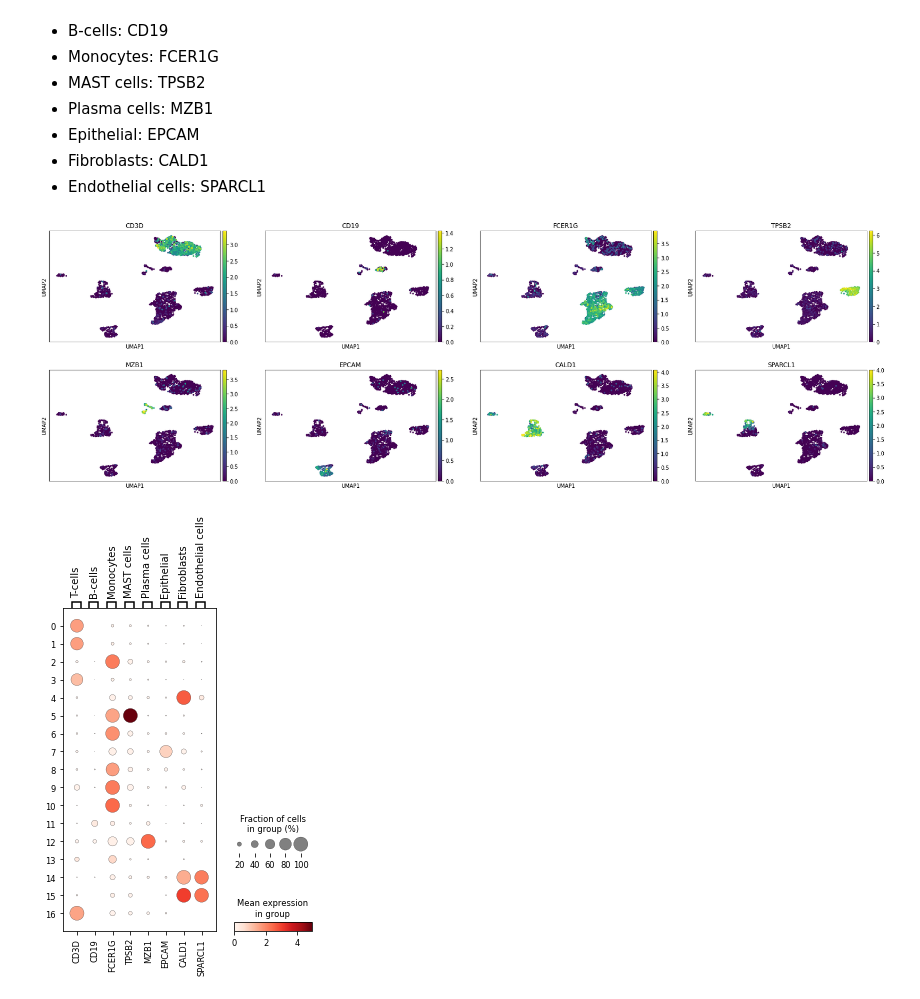
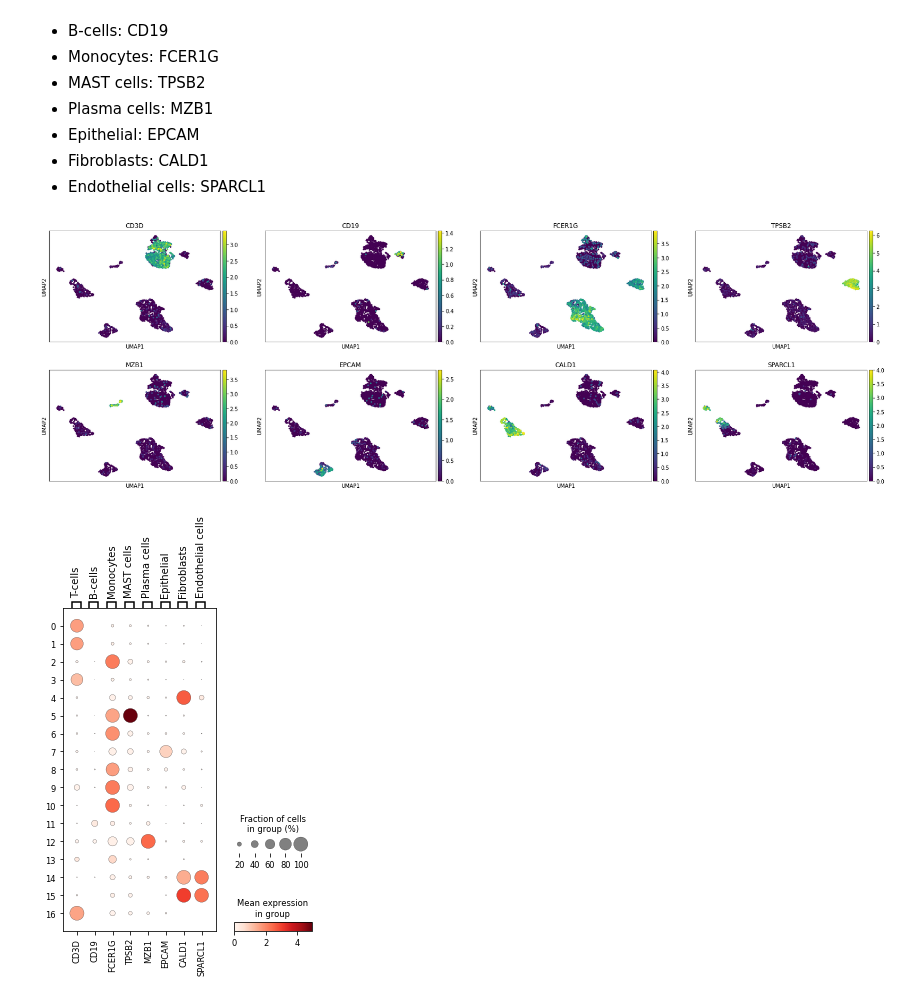
Before and after one commit to boothcl/tfcb_2024, a Jupyter notebook: homeworks/homework08/Homework8.ipynb, the cells around one changed output. Saved outputs shown, nothing was run; the diff lists cells and outputs as text; code cells hidden in the pictures.

```diff
--- a/homeworks/homework08/Homework8.ipynb
+++ b/homeworks/homework08/Homework8.ipynb
@@ -157,7 +164,10 @@ Here are the markers for different cell-types
 * Endothelial cells: SPARCL1
 # %%
 # Plot the expression of marker genes on umap - 5 points
+marker_genes = ['CD3D', 'CD19', 'FCER1G', 'TPSB2', 'MZB1', 'EPCAM', 'CALD1', 'SPARCL1']
+
+sc.pl.embedding(ad, basis='umap', color=marker_genes)
 # %% [output]
-[figure, old version]
+[figure, new version]
 # %%
 # Make a dotplot of these markers for each cluster - 5 points
```
Also changed, not shown: parts of 8 cells of this notebook.
